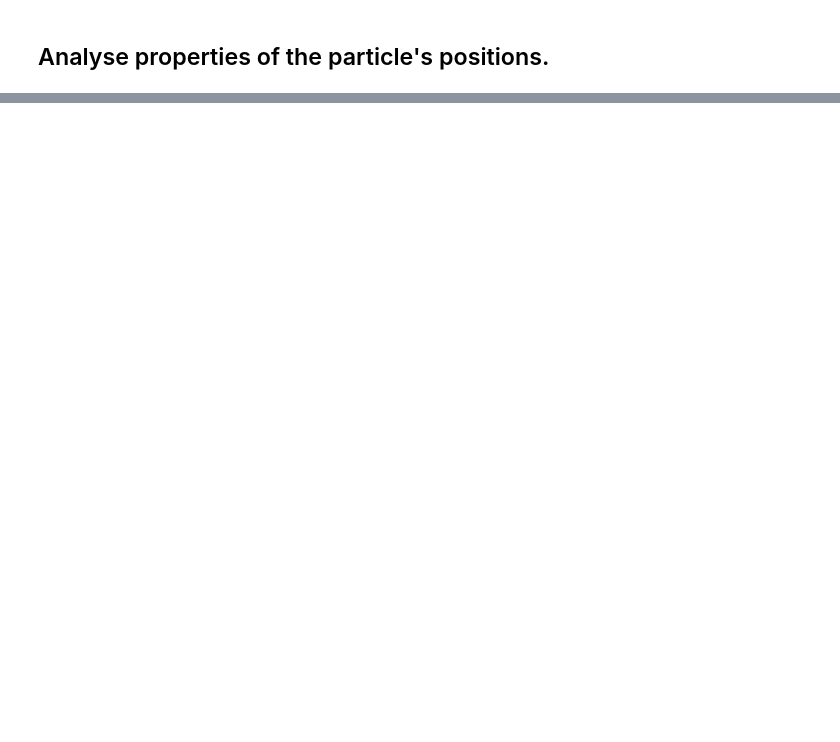
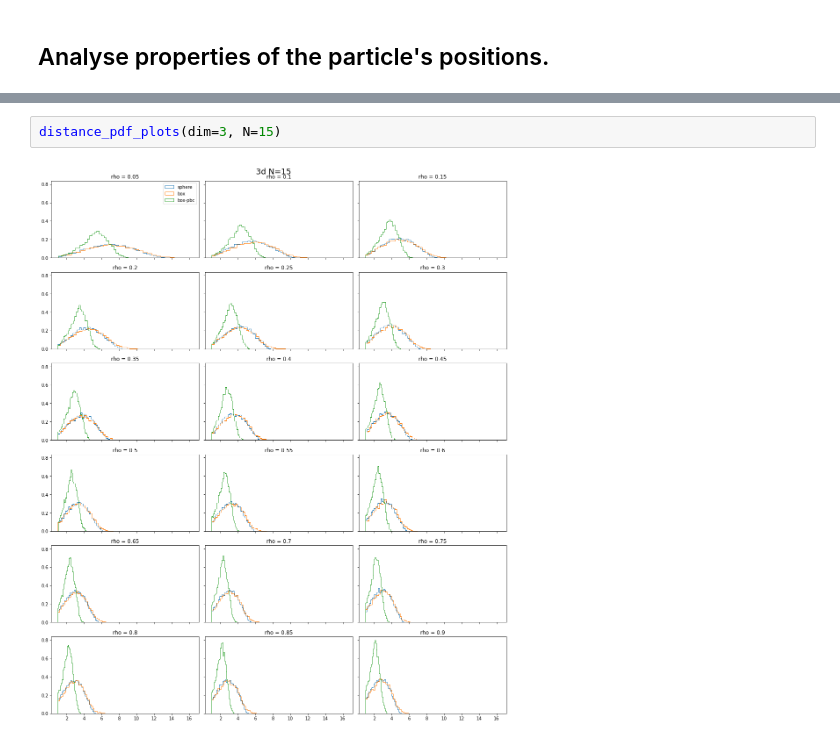
Before and after one commit to abraemer/heisensim, a Jupyter notebook: demo/position_analysis.ipynb, the cells around one changed output, grey strips where cells are left out. Drawn from its saved outputs; the diff is of its cells as text; blank space fills up the shorter version.

```diff
--- a/demo/position_analysis.ipynb
+++ b/demo/position_analysis.ipynb
@@ -79,0 +58,4 @@ axes[0,0].get_children()
+# %%
+distance_pdf_plots(dim=3, N=15)
+# %% [output]
+[figure, added]
```
Also changed, not shown: parts of 11 cells of this notebook.
